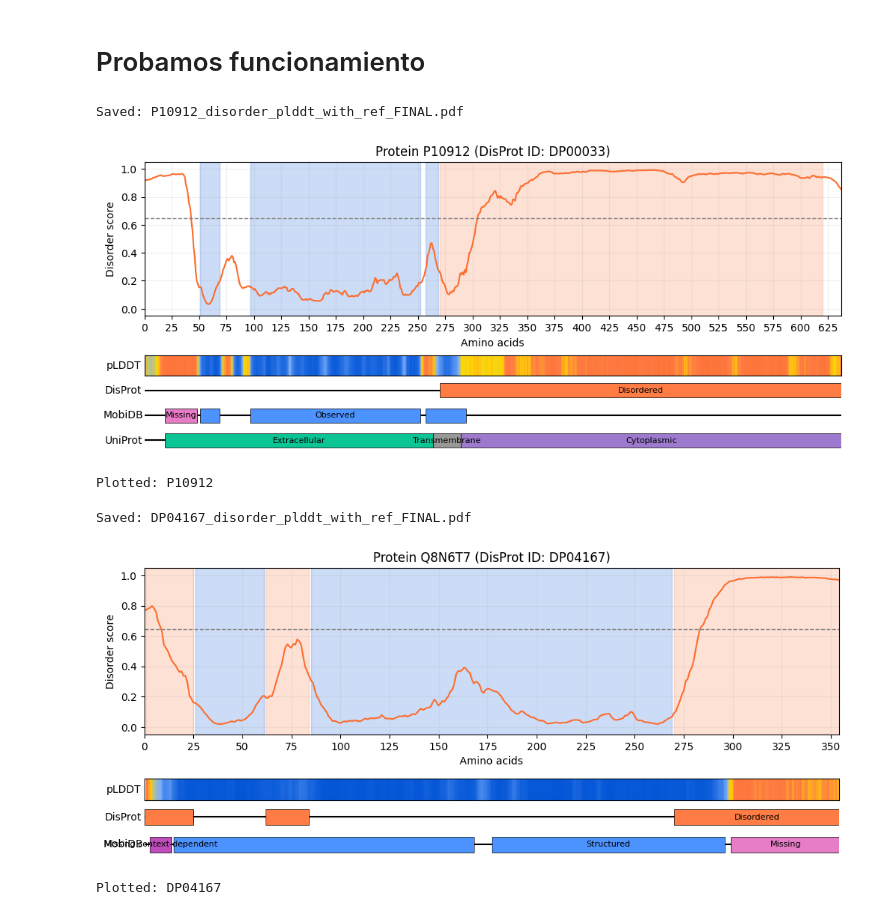
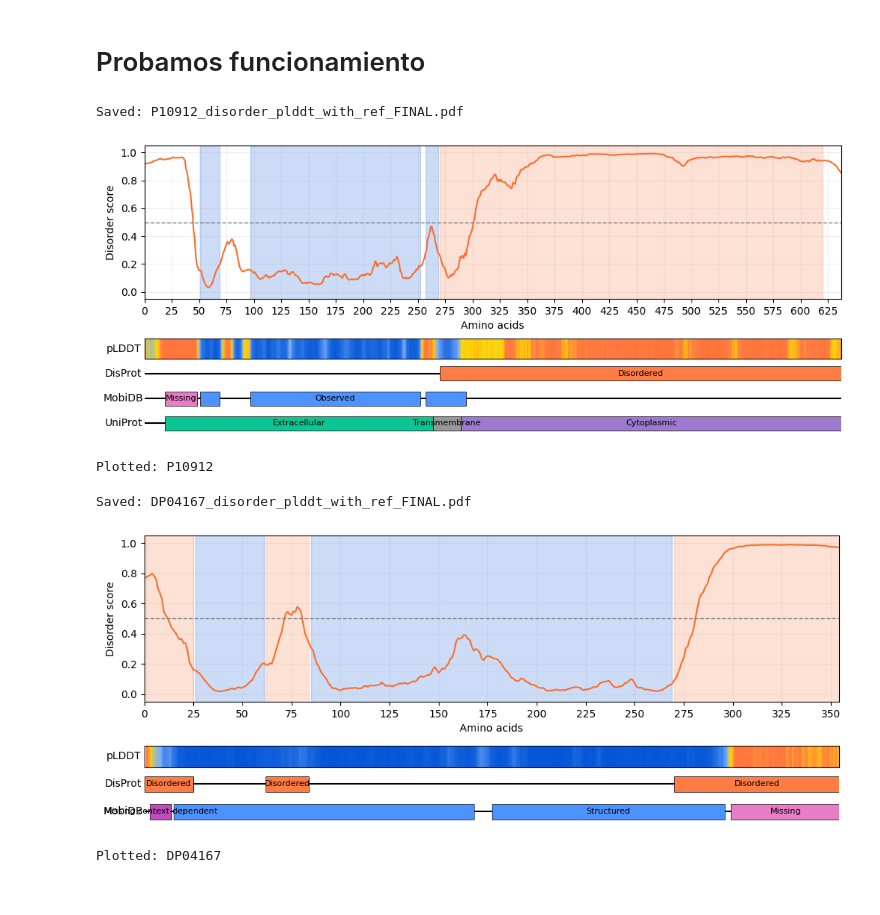
Before and after one commit to sofiaaduarte/emb2dis, a Jupyter notebook: notebooks/plot_disorder-AF.ipynb, the cells around one changed output. Drawn from its saved outputs; the diff is of its cells as text; code cells hidden in the pictures.

Commit message:
Update plot_disorder-AF and add old plm script

```diff
--- a/notebooks/plot_disorder-AF.ipynb
+++ b/notebooks/plot_disorder-AF.ipynb
@@ -522,10 +522,10 @@ def get_domain_graphs_with_plddt(
     ax1.tick_params(axis='x', which='both', bottom=False, labelbottom=False)
     ax1.grid(alpha=0.2)
 
-    if title:
-        ax1.set_title(title)
-    else:
-        ax1.set_title(f"Protein {PID}")
+    # if title:
+    #     ax1.set_title(title)
+    # else:
+    #     ax1.set_title(f"Protein {PID}")
     ax1.set_xlabel("Amino acids")
     ax1.tick_params(axis='x', which='both', bottom=True, labelbottom=True)
 
@@ -655,35 +655,35 @@ custom_region_tracks = [
     {
         "label": "UniProt",
         "regions": [
             (19, 264, c['extracel'], "Extracellular"), #
             (264, 289, c['transmembrane'], "Transmembrane"),
             (289, 638, c['cytoplasmic'], "Cytoplasmic") #,
         ]
     },
 ]
 
 dataset = 'train'
 
 protein = {
     'disprot_id': id,
     'uniprot_id': id
 }
 
 
 get_domain_graphs_with_plddt(protein=protein["disprot_id"],
                                 results_path=results_path,
                                 dataset=dataset,
                                 uniprot_id=protein['uniprot_id'],
                                 title=f"Protein {protein['uniprot_id']} (DisProt ID: DP00033)",
                                 save_pdf=True,
                             #  output_dir="./disorder_plddt_test_plots",
-                                threshold=0.646,
+                                threshold=0.5,
                                 figsize=(12, 5),
                                 region_tracks=custom_region_tracks
                                 )
 # %% [output]
 Saved: P10912_disorder_plddt_with_ref_FINAL.pdf
-[figure, old version]
+[figure, new version]
 Plotted: P10912
 # %%
 id = "DP04167"
@@ -699,8 +699,8 @@ custom_region_tracks = [
     {
         "label": "DisProt",
         "regions": [
-            (0, 25, c['disordered'], ""),
-            (62, 84,c['disordered'], ""),
+            (0, 25, c['disordered'], "Disordered"),
+            (62, 84,c['disordered'], "Disordered"),
             (270, 355,c['disordered'], "Disordered"),
         ]
     },
@@ -723,7 +723,7 @@ try:
                                  uniprot_id=protein['uniprot_id'],
                                  title=f"Protein {protein['uniprot_id']} (DisProt ID: DP04167)",
                                  save_pdf=True,
-                                 threshold=0.646,
+                                 threshold=0.5,
                                  figsize=(12, 5),
                                  region_tracks=custom_region_tracks
                                  )
@@ -731,7 +731,7 @@ except Exception as e:
     print("Error al ejecutar get_domain_graphs_with_plddt:", e)
 # %% [output]
 Saved: DP04167_disorder_plddt_with_ref_FINAL.pdf
-[figure, old version]
+[figure, new version]
 Plotted: DP04167
 # %%
 id = "DP04240"
```
Also changed, not shown: parts of 1 cell of this notebook, 1 other file.
